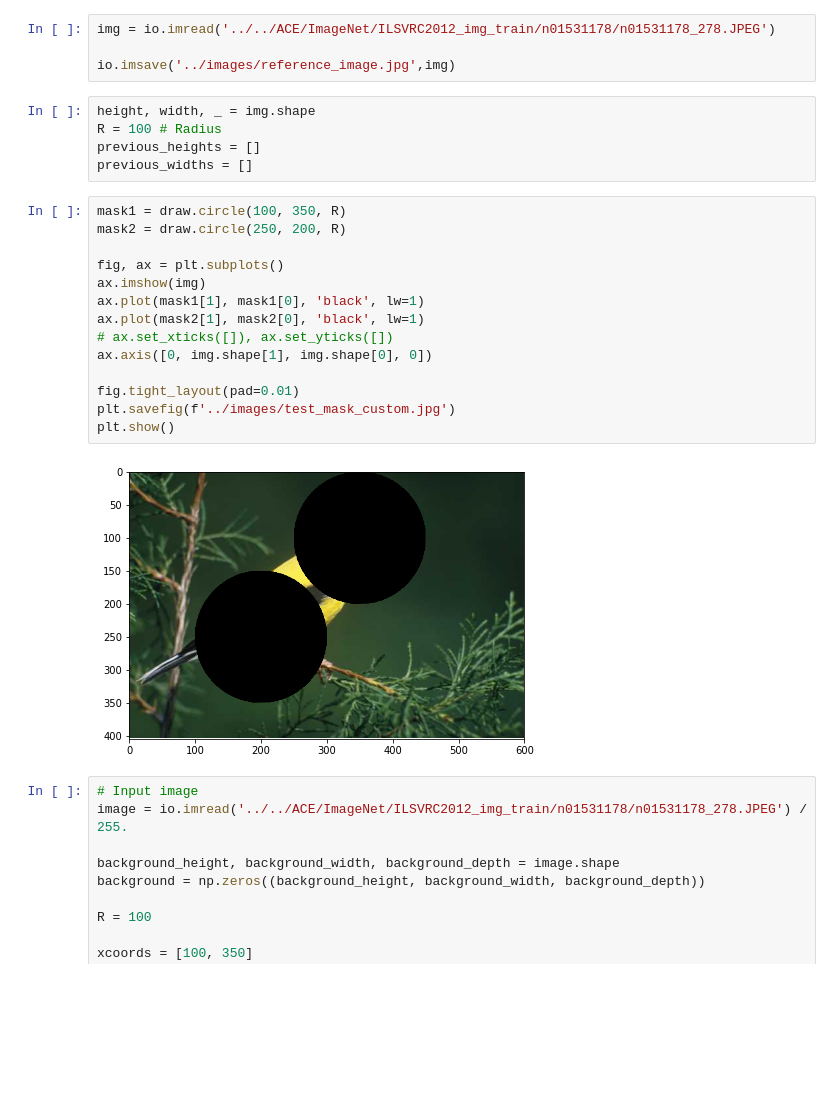
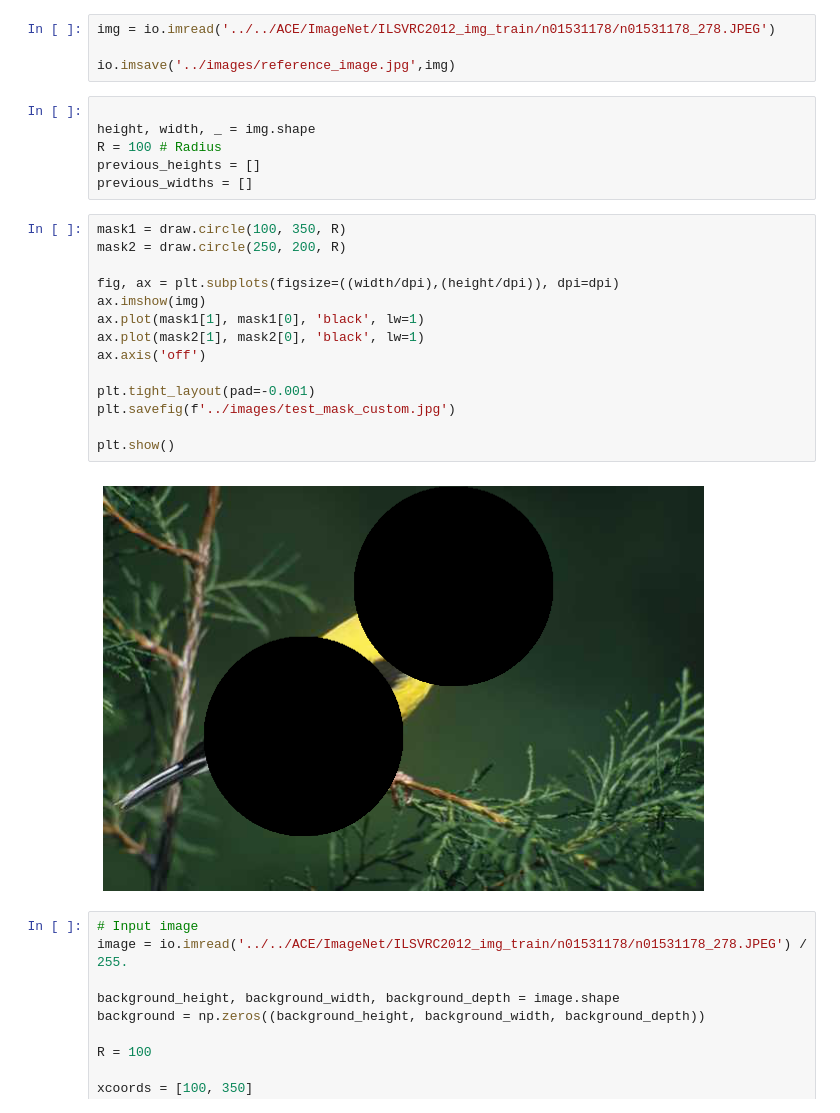
Before and after one commit to tpgmartin/inm363-individual-project, a Jupyter notebook: notebooks/Explore Image Occlusion.ipynb, the cells around one changed output. Saved outputs shown, nothing was run; the diff lists cells and outputs as text; blank space fills up the shorter version.

Commit message:
Save images to original size, dpi

```diff
--- a/notebooks/Explore Image Occlusion.ipynb
+++ b/notebooks/Explore Image Occlusion.ipynb
@@ -12,6 +12,7 @@ img = io.imread('../../ACE/ImageNet/ILSVRC2012_img_train/n01531178/n01531178_278
 
 io.imsave('../images/reference_image.jpg',img)
 # %%
+
 height, width, _ = img.shape
 R = 100 # Radius
 previous_heights = []
@@ -19,19 +20,19 @@ previous_widths = []
 # %%
 mask1 = draw.circle(100, 350, R)
 mask2 = draw.circle(250, 200, R)
 
-fig, ax = plt.subplots()
+fig, ax = plt.subplots(figsize=((width/dpi),(height/dpi)), dpi=dpi)
 ax.imshow(img)
 ax.plot(mask1[1], mask1[0], 'black', lw=1)
 ax.plot(mask2[1], mask2[0], 'black', lw=1)
-# ax.set_xticks([]), ax.set_yticks([])
-ax.axis([0, img.shape[1], img.shape[0], 0])
+ax.axis('off')
 
-fig.tight_layout(pad=0.01)
+plt.tight_layout(pad=-0.001)
 plt.savefig(f'../images/test_mask_custom.jpg')
+
 plt.show()
 # %% [output]
-[figure, old version]
+[figure, new version]
 # %%
 # Input image
 image = io.imread('../../ACE/ImageNet/ILSVRC2012_img_train/n01531178/n01531178_278.JPEG') / 255.
```
